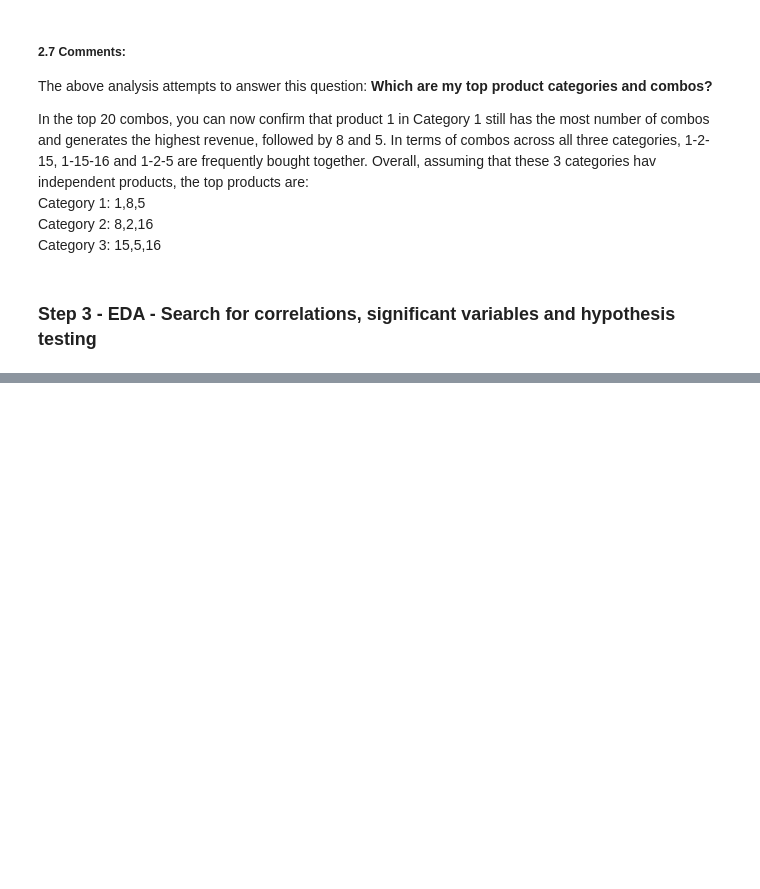
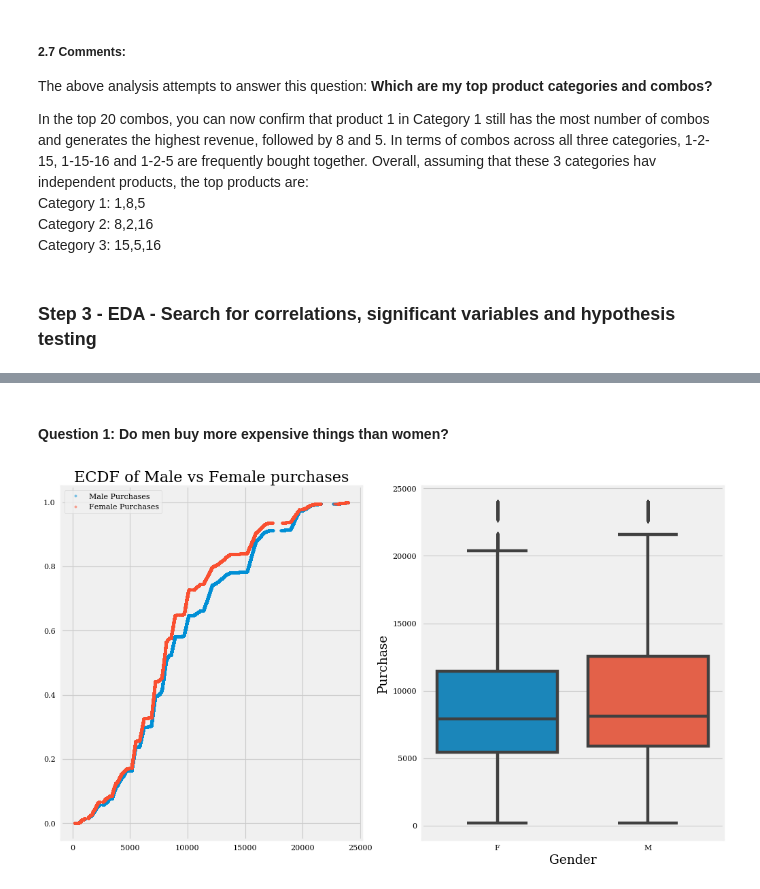
Before and after one commit to RishRosh/SpringBoard_Capstone1_BlackFridaySales, a Jupyter notebook: BlackFriday.ipynb, the cells around one changed output, grey strips where cells are left out. Saved outputs shown, nothing was run; the diff lists cells and outputs as text; code cells hidden in the pictures; blank space fills up the shorter version.

```diff
--- a/BlackFriday.ipynb
+++ b/BlackFriday.ipynb
@@ -170,5 +168,0 @@ memory usage: 45.1+ MB
-# %%
-# Lets do some EDA using feature and target variables
-X = data.drop('Purchase', axis=1)
-X.head()
-y = data['Purchase']
@@ -563,0 +497,43 @@ data
+# %%
+# Lets define a function for generating ecdf
+
+from scipy import stats
+
+def ecdf(data):
+    """Compute ECDF for a one-dimensional array of measurements."""
+    # Number of data points: n
+    n = len(data)
+    x = np.sort(data)
+    y = np.arange(1, n+1) / n
+    return x, y
+# %% [markdown]
+#### Question 1: Do men buy more expensive things than women?
+# %%
+# Lets plot the ECDFs of the questions we are trying to answer.
+
+style.use('seaborn-notebook') #sets the size of the charts
+style.use('fivethirtyeight')
+
+fig = plt.figure(num=None, figsize=(14, 8), dpi=80, facecolor='w', edgecolor='k')
+ax1 = plt.subplot2grid((1,2),(0,0))
+plt.title('ECDF of Male vs Female purchases')
+#x , y = ecdf(data.Purchase)
+#_ = ax1.plot(x, y, marker = '.', linestyle='none', label='Total population', alpha=0.5)
+
+m_pur = data[data.Gender=='M'].Purchase
+f_pur = data[data.Gender=='F'].Purchase
+
+x , y = ecdf(m_pur)
+_ = ax1.plot(x, y, marker = '.', linestyle='none', label='Male Purchases', alpha=0.5)
+
+x , y = ecdf(f_pur)
+_ = ax1.plot(x, y, marker = '.', linestyle='none', label = 'Female Purchases', alpha=0.5)
+plt.legend()
+
+ax2 = plt.subplot2grid((1,2),(0,1))
+ax2 = sns.boxplot(x=data.Gender, y=data.Purchase)
+
+
+plt.show()
+# %% [output]
+[figure, added]
```
Also changed, not shown: parts of 68 cells of this notebook.
